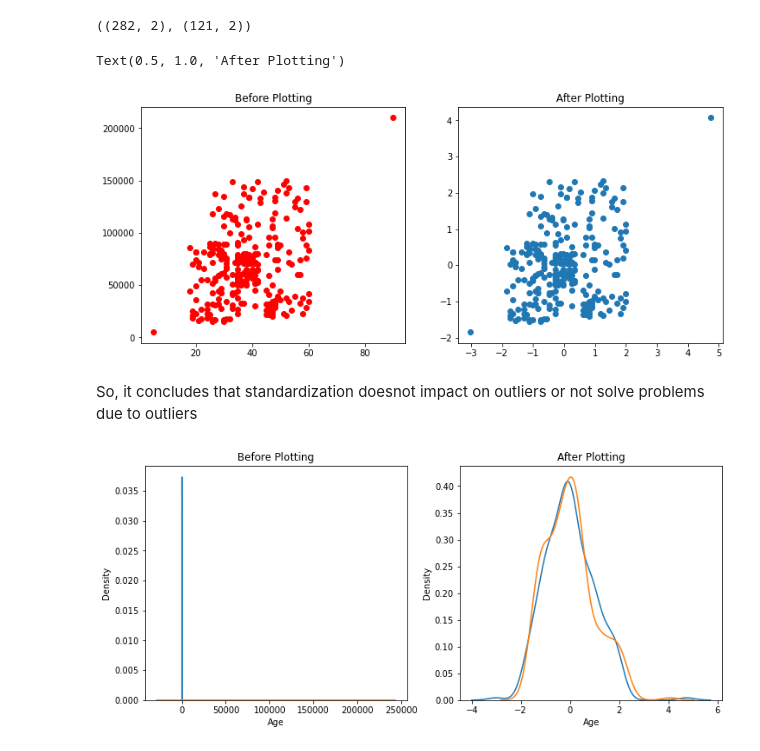
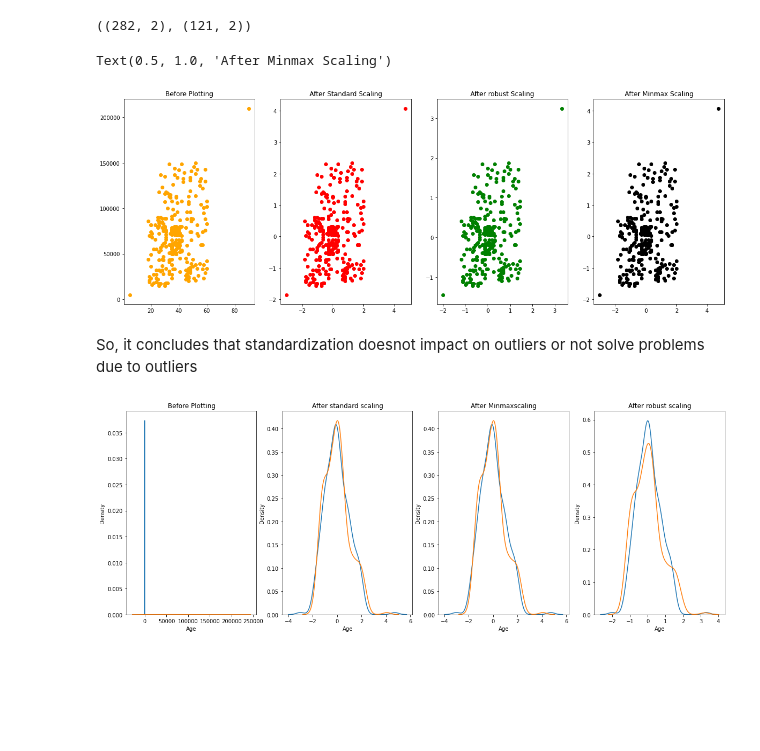
Before and after one commit to Manish-k723/100-days-of-ML, a Jupyter notebook: Day_24_Standardization.ipynb, the cells around one changed output. Cells and saved outputs as stored; diff of their text form; code cells hidden in the pictures; blank space fills up the shorter version.

```diff
--- a/Day_24_Standardization.ipynb
+++ b/Day_24_Standardization.ipynb
@@ -223,38 +272,68 @@ x_train.shape, x_test.shape
 # %% [output]
 ((282, 2), (121, 2))
 # %%
-from sklearn.preprocessing import StandardScaler
+from sklearn.preprocessing import StandardScaler, RobustScaler, MinMaxScaler
 
 scaler = StandardScaler()
+scaler1 = MinMaxScaler()
+scaler2 = RobustScaler()
 
 scaler.fit(x_train)
+scaler1.fit(x_train)
+scaler2.fit(x_train)
 
 train_df = scaler.transform(x_train)
 test_df = scaler.transform(x_test)
+
+train1_df = scaler.transform(x_train)
+test1_df = scaler.transform(x_test)
+
+train2_df = scaler2.transform(x_train)
+test2_df = scaler2.transform(x_test)
 # %%
 x_train_scaled = pd.DataFrame(train_df, columns = x_train.columns)
 x_test_scaled = pd.DataFrame(test_df, columns = x_test.columns)
+# %%
+x2_train_scaled = pd.DataFrame(train2_df, columns = x_train.columns)
+x2_test_scaled = pd.DataFrame(test2_df, columns = x_test.columns)
+# %%
+x1_train_scaled = pd.DataFrame(train1_df, columns = x_train.columns)
+x1_test_scaled = pd.DataFrame(test1_df, columns = x_test.columns)
 # %%
-fig, (ax1,ax2) = plt.subplots(ncols = 2, figsize = (12,5))
-ax1.scatter(x_train['Age'],x_train['EstimatedSalary'], color = 'red')
+fig, (ax1,ax2, ax3, ax4) = plt.subplots(ncols = 4, figsize = (20,7))
+ax1.scatter(x_train['Age'],x_train['EstimatedSalary'], color = 'orange')
 ax1.set_title('Before Plotting')
 
-ax2.scatter(x_train_scaled['Age'],x_train_scaled['EstimatedSalary'])
-ax2.set_title('After Plotting')
+ax2.scatter(x_train_scaled['Age'],x_train_scaled['EstimatedSalary'], color = 'red')
+ax2.set_title('After Standard Scaling')
+
+ax3.scatter(x2_train_scaled['Age'],x2_train_scaled['EstimatedSalary'], color = 'green')
+ax3.set_title('After robust Scaling')
+
+ax4.scatter(x1_train_scaled['Age'],x1_train_scaled['EstimatedSalary'], color = 'black')
+ax4.set_title('After Minmax Scaling')
 # %% [output]
-Text(0.5, 1.0, 'After Plotting')
+Text(0.5, 1.0, 'After Minmax Scaling')
-[figure, old version]
+[figure, new version]
 # %% [markdown]
 So, it concludes that standardization doesnot impact on outliers or not solve problems due to outliers
 # %%
-fig, (ax1,ax2) = plt.subplots(ncols = 2, figsize = (12,5))
+fig, (ax1,ax2, ax3, ax4) = plt.subplots(ncols = 4, figsize = (20,7))
 ax1.set_title('Before Plotting')
 sns.kdeplot(x_train['Age'], ax = ax1)
 sns.kdeplot(x_train['EstimatedSalary'], ax = ax1)
 
-ax2.set_title('After Plotting')
+ax2.set_title('After standard scaling')
 sns.kdeplot(x_train_scaled['Age'], ax = ax2)
 sns.kdeplot(x_train_scaled['EstimatedSalary'], ax = ax2)
+
+ax3.set_title('After Minmaxscaling')
+sns.kdeplot(x1_train_scaled['Age'], ax = ax3)
+sns.kdeplot(x1_train_scaled['EstimatedSalary'], ax = ax3)
+
+ax4.set_title('After robust scaling')
+sns.kdeplot(x2_train_scaled['Age'], ax = ax4)
+sns.kdeplot(x2_train_scaled['EstimatedSalary'], ax = ax4)
 plt.show()
 # %% [output]
-[figure, old version]
+[figure, new version]
```
Also changed, not shown: parts of 18 cells of this notebook.
